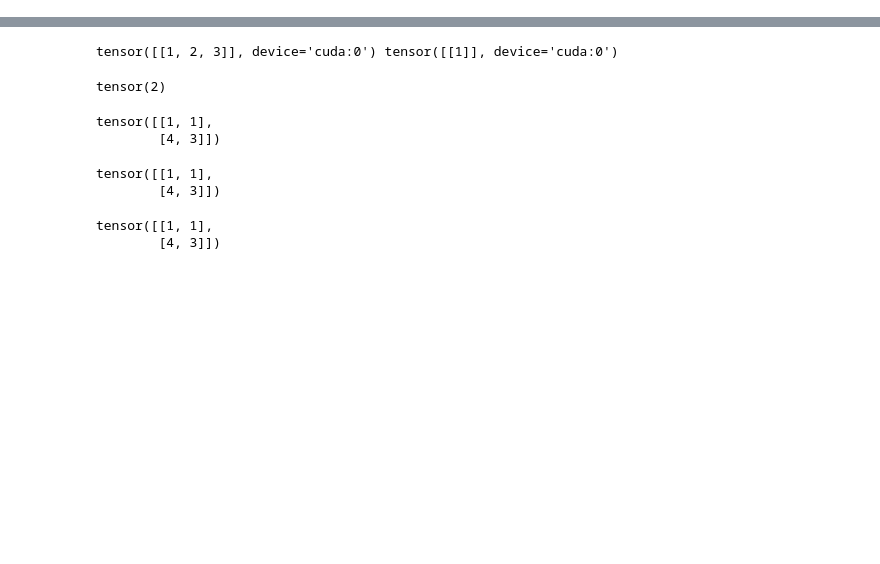
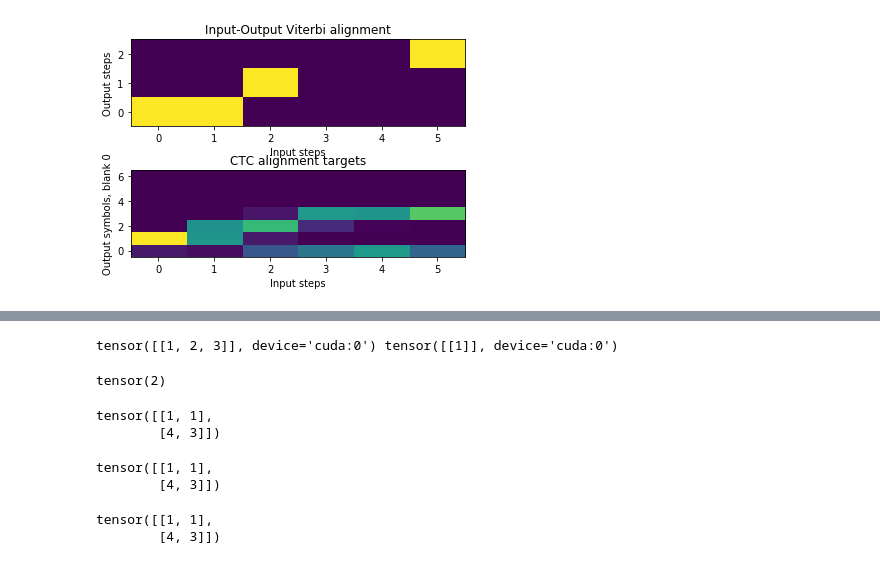
Before and after one commit to qoo/ctc, a Jupyter notebook: Step-into-code.ipynb, the cells around one changed output, grey strips where cells are left out. Drawn from its saved outputs; the diff is of its cells as text; code cells hidden in the pictures; blank space fills up the shorter version.

Commit message:
most likelyhood path

```diff
--- a/Step-into-code.ipynb
+++ b/Step-into-code.ipynb
@@ -90,0 +416,99 @@ class LogsumexpFunction(torch.autograd.function.Function):
+# %%
+# test abc-2, max path
+
+probs_seq1 = [[
+            0.06390443, 0.42124858, 0.27323887, 0.06870235, 0.0361254,
+            0.18184413, 0.16493624
+        ], [
+            0.03309247, 0.42866108, 0.24390638, 0.09699597, 0.31895462,
+            0.0094893, 0.06890021
+        ], [
+            0.218104, 0.49992557, 0.18245131, 0.08503348, 0.14903535,
+            0.08424043, 0.08120984
+        ], [
+            0.12094152, 0.41162472, 0.01473646, 0.28045061, 0.24246305,
+            0.05206269, 0.09772094
+        ], [
+            0.5333387, 0.40550838, 0.00301669, 0.21745861, 0.20803985,
+            0.41317442, 0.01946335
+        ], [
+            0.16468227, 0.4180699, 0.1906545, 0.53963251, 0.19860937,
+            0.04377724, 0.01457421
+        ]]
+import time
+import matplotlib.pyplot as plt
+
+import torch
+import torch.nn.functional as F
+torch.set_printoptions(precision=4)
+
+
+# import ctc
+
+T, B, C = 6, 1, 7
+t = 3
+blank = 0
+device = 'cuda'
+seed = 1
+atol = 1e-3
+for set_seed in [torch.manual_seed] + ([torch.cuda.manual_seed_all] if device == 'cuda' else []):
+	set_seed(seed)
+tictoc = lambda: (device == 'cuda' and torch.cuda.synchronize()) or time.time()
+
+# logits = torch.randn(T, B, C, device = device).requires_grad_()
+import numpy
+logits = torch.reshape(torch.as_tensor(numpy.array(numpy.log(probs_seq1)),device = device), (6,1,7)).requires_grad_()
+
+# targets = torch.randint(blank + 1, C, (B, t), dtype = torch.long, device = device)
+targets = torch.reshape(torch.as_tensor(numpy.array([1,2,3]), dtype = torch.long, device = device), (B, t))
+
+
+
+input_lengths = torch.full((B,), T, dtype = torch.long, device = device)
+target_lengths = torch.full((B,), t, dtype = torch.long, device = device)
+log_probs = logits.log_softmax(dim = -1)
+print("log_probs",log_probs)
+print('Device:', device)
+print('Log-probs shape (time X batch X channels):', 'x'.join(map(str, log_probs.shape)))
+
+tic = tictoc()
+builtin_ctc = F.ctc_loss(log_probs, targets, input_lengths, target_lengths, blank = 0, reduction = 'none')
+toc = tictoc()
+builtin_ctc_grad, = torch.autograd.grad(builtin_ctc.sum(), logits, retain_graph = True)
+print('Built-in CTC loss', 'fwd', toc - tic, 'bwd', tictoc() - toc)
+
+tic = tictoc()
+custom_ctc = ctc_loss(log_probs, targets, input_lengths, target_lengths, blank = 0, reduction = 'none')
+toc = tictoc()
+custom_ctc_grad, = torch.autograd.grad(custom_ctc.sum(), logits, retain_graph = True)
+print('Custom CTC loss', 'fwd', toc - tic, 'bwd', tictoc() - toc)
+
+ce_alignment_targets = ctc_alignment_targets(log_probs, targets, input_lengths, target_lengths, blank = 0)
+ce_ctc = -ce_alignment_targets * log_probs
+ce_ctc_grad, = torch.autograd.grad(ce_ctc.sum(), logits, retain_graph = True)
+
+print('Custom loss matches:', torch.allclose(builtin_ctc, custom_ctc, atol = atol))
+print('Grad matches:', torch.allclose(builtin_ctc_grad, custom_ctc_grad, atol = atol))
+print('CE grad matches:', torch.allclose(builtin_ctc_grad, ce_ctc_grad, atol = atol))
+
+alignment = ctc_max_loss(log_probs, targets, input_lengths, target_lengths, blank = 0, reduction = 'none', alignment = True)
+a = alignment[:, 0, :target_lengths[0]]
+# print(a.t().cpu())
+plt.subplot(211)
+plt.title('Input-Output Viterbi alignment')
+plt.imshow(a.t().cpu(), origin = 'lower', aspect = 'auto')
+plt.xlabel('Input steps')
+plt.ylabel('Output steps')
+plt.subplot(212)
+plt.title('CTC alignment targets')
+a = ce_alignment_targets[:, 0, :]
+plt.imshow(a.t().cpu(), origin = 'lower', aspect = 'auto')
+plt.xlabel('Input steps')
+plt.ylabel(f'Output symbols, blank {blank}')
+plt.subplots_adjust(hspace = 0.5)
+plt.savefig('alignment.png')
+torch.set_printoptions(precision=2)
+# print(a.t().cpu())
+# print(targets[:,0])
+# print(logits)
+# %% [output]
@@ -90,0 +532 @@ class LogsumexpFunction(torch.autograd.function.Function):
+[figure, added]
```
Also changed, not shown: parts of 8 cells of this notebook, 2 other files.
